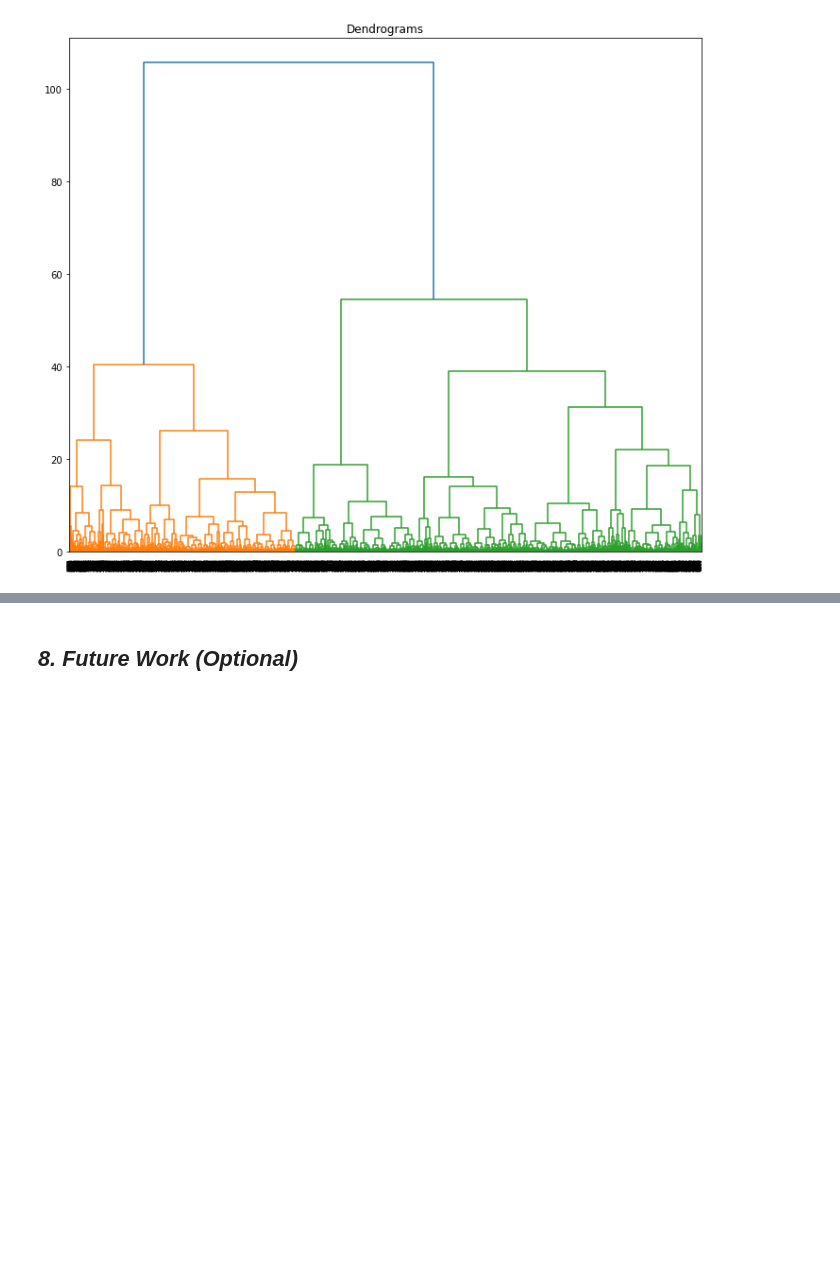
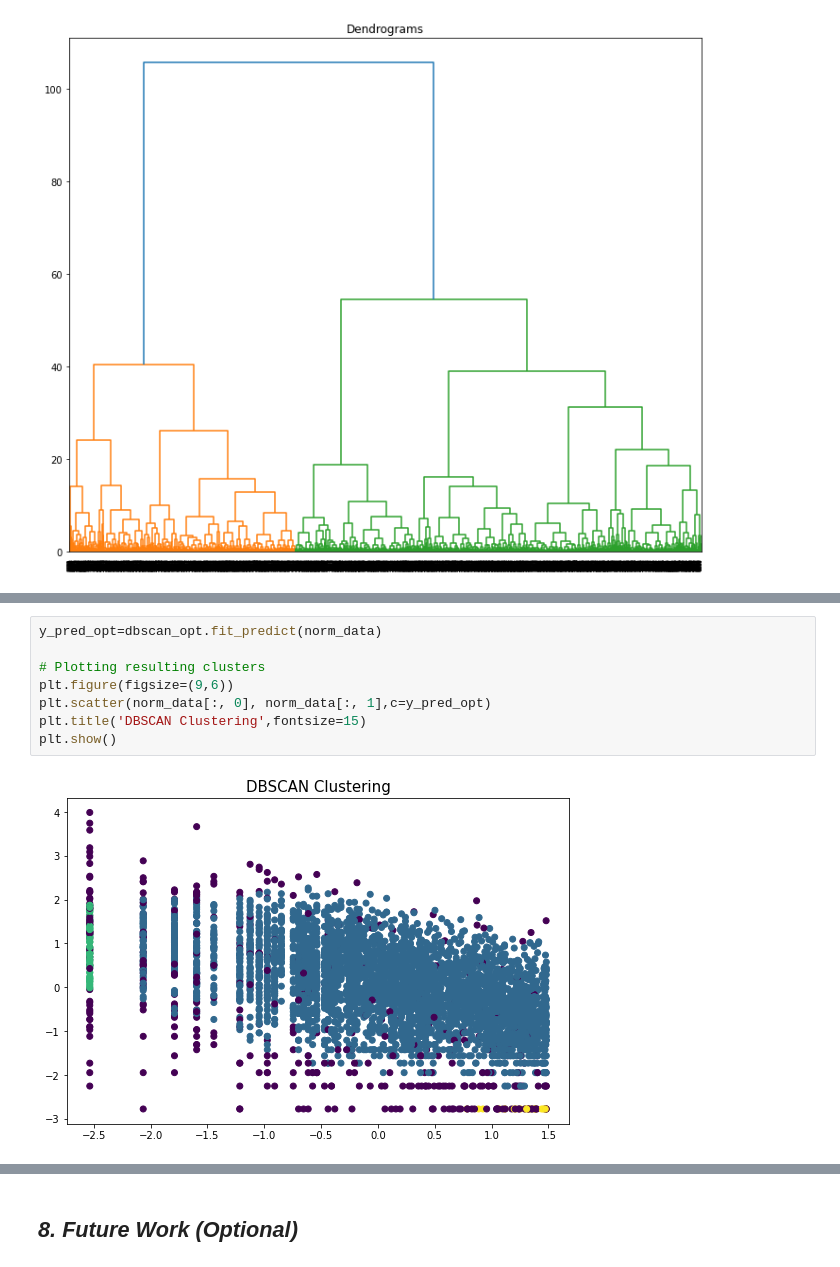
Before and after one commit to sakshantG/Online_Retail_Customer_Segmentation, a Jupyter notebook: Online_Retail_Customer_Segmentation.ipynb, the cells around one changed output, grey strips where cells are left out. Drawn from its saved outputs; the diff is of its cells as text; blank space fills up the shorter version.

```diff
--- a/Online_Retail_Customer_Segmentation.ipynb
+++ b/Online_Retail_Customer_Segmentation.ipynb
@@ -1433,0 +1424,10 @@ Answer Here.
+# %%
+y_pred_opt=dbscan_opt.fit_predict(norm_data)
+
+# Plotting resulting clusters
+plt.figure(figsize=(9,6))
+plt.scatter(norm_data[:, 0], norm_data[:, 1],c=y_pred_opt)
+plt.title('DBSCAN Clustering',fontsize=15)
+plt.show()
+# %% [output]
+[figure, added]
```
Also changed, not shown: parts of 77 cells of this notebook.
